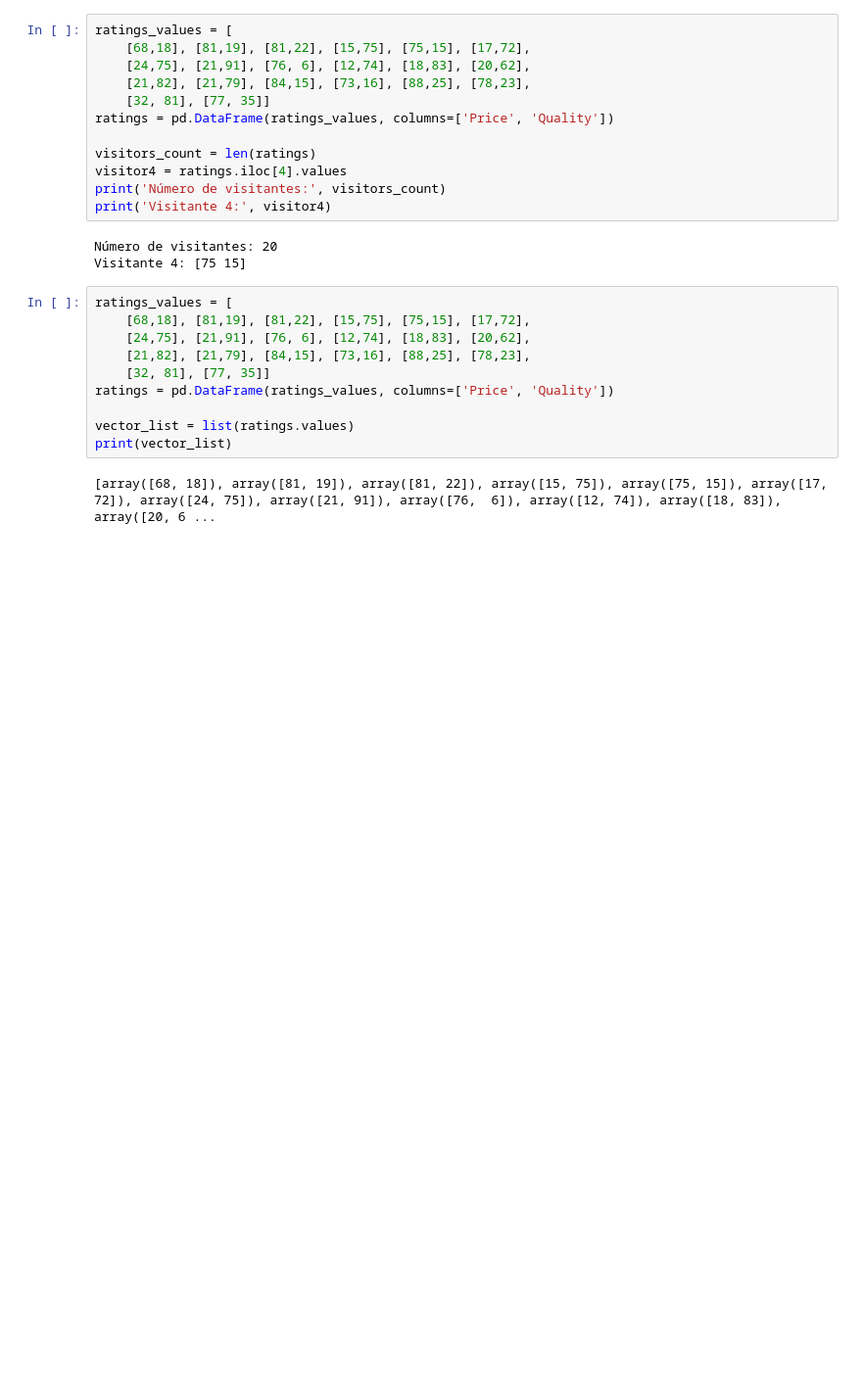
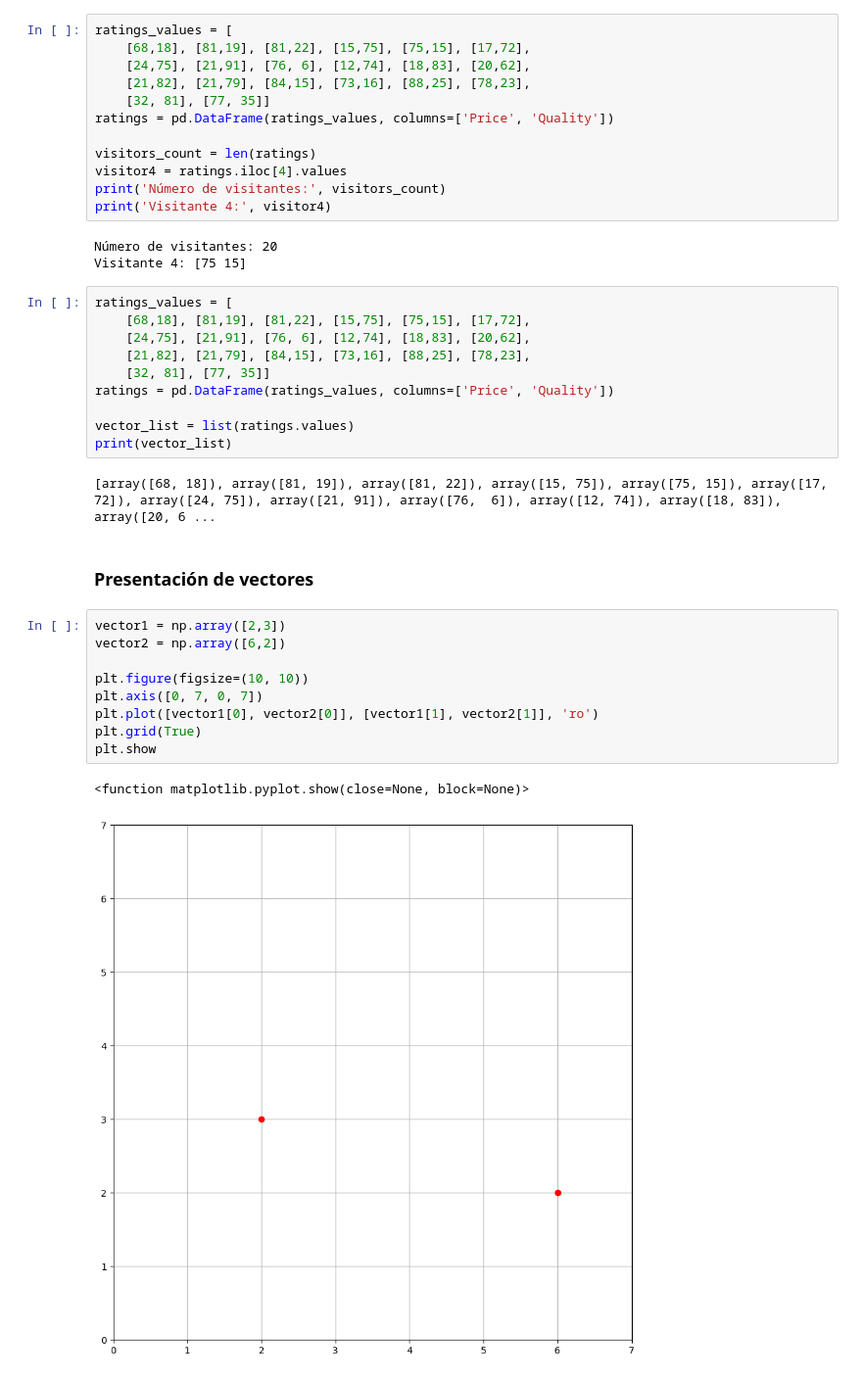
Before and after one commit to carloscarranza2486/tripleten-data-science, a Jupyter notebook: sprint-14-lineal-algebra/ejercicios_s14.ipynb, the cells around one changed output. Shown at 98% size. Drawn from its saved outputs; the diff is of its cells as text; blank space fills up the shorter version.

```diff
--- a/sprint-14-lineal-algebra/ejercicios_s14.ipynb
+++ b/sprint-14-lineal-algebra/ejercicios_s14.ipynb
@@ -124,3 +125,17 @@ vector_list = list(ratings.values)
 print(vector_list)
 # %% [output]
 [array([68, 18]), array([81, 19]), array([81, 22]), array([15, 75]), array([75, 15]), array([17, 72]), array([24, 75]), array([21, 91]), array([76,  6]), array([12, 74]), array([18, 83]), array([20, 6 ...
+# %% [markdown]
+### Presentación de vectores
+# %%
+vector1 = np.array([2,3])
+vector2 = np.array([6,2])
+
+plt.figure(figsize=(10, 10))
+plt.axis([0, 7, 0, 7])
+plt.plot([vector1[0], vector2[0]], [vector1[1], vector2[1]], 'ro')
+plt.grid(True)
+plt.show
+# %% [output]
+<function matplotlib.pyplot.show(close=None, block=None)>
+[figure, added]
```
Also changed, not shown: parts of 38 cells of this notebook, 2 other files.
